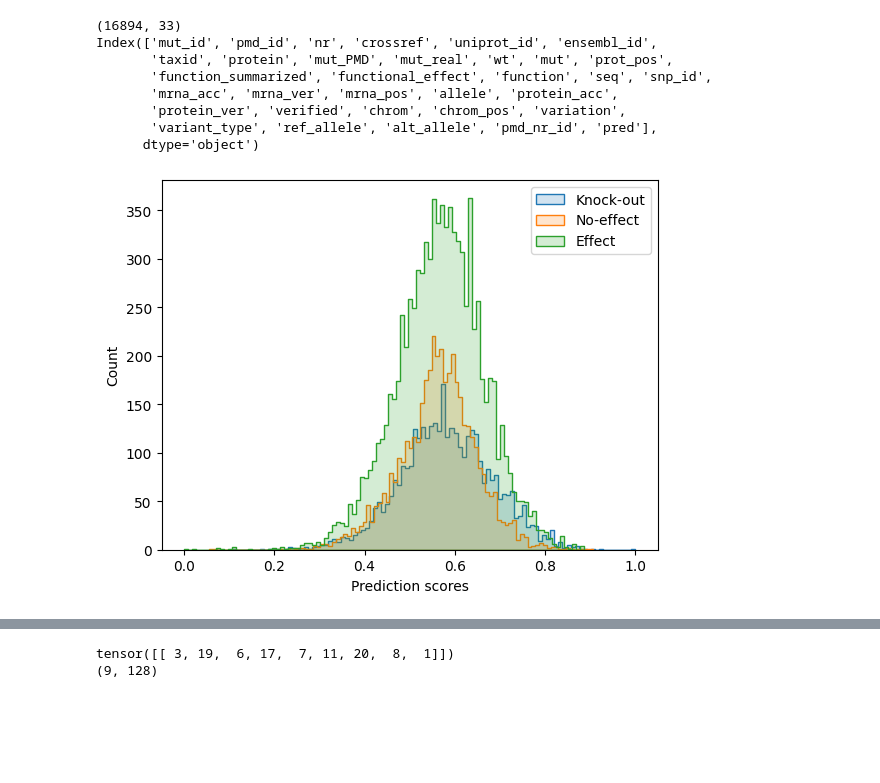
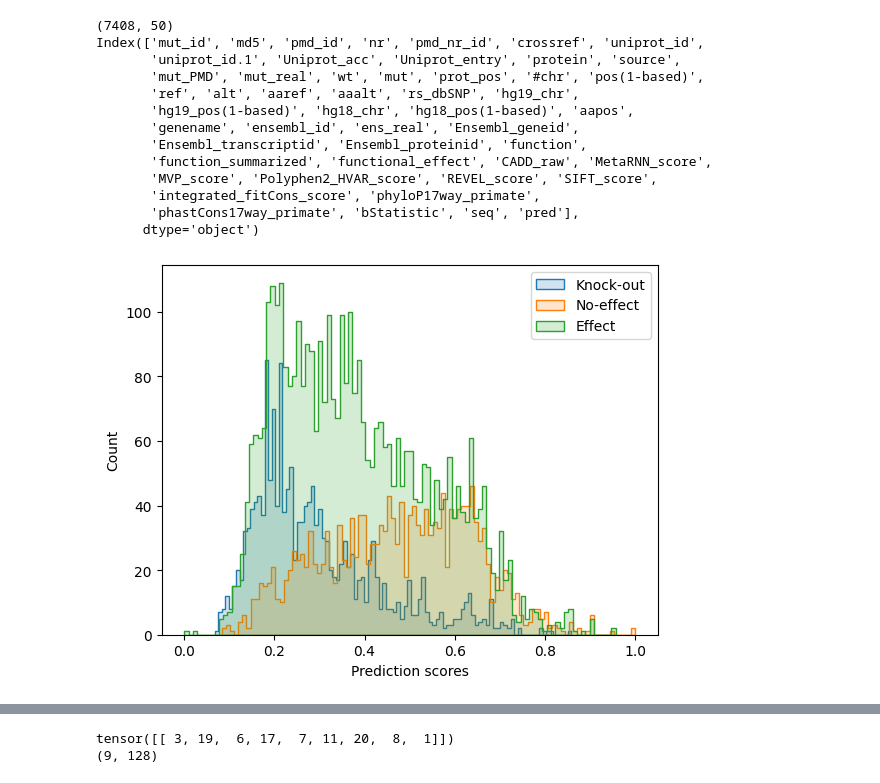
Before and after one commit to akabiraka/variant_effect_analysis, a Jupyter notebook: models/vespa_marquet/test_model.ipynb, the cells around one changed output, grey strips where cells are left out. Cells and saved outputs as stored; diff of their text form; code cells hidden in the pictures; blank space fills up the shorter version.

Commit message:
pmd data cleanup, vespa predictions on pmd working

```diff
--- a/models/vespa_marquet/test_model.ipynb
+++ b/models/vespa_marquet/test_model.ipynb
@@ -23,40 +21,45 @@ def plot_distribution(result_df, n_samples=None):
     no_effect = df[df["class"]=="No-effect"]
 
     if n_samples is not None:
         effect = effect.sample(n=n_samples)
         knock_out = knock_out.sample(n=n_samples)
         no_effect = no_effect.sample(n=n_samples)
 
     # print(effect.shape, knock_out.shape, no_effect.shape)
     bins = 100 # 20, 100, 500
 
     sns.histplot(knock_out["pred"], bins=bins, label=f"Knock-out", element="step", alpha=.2)
     sns.histplot(no_effect["pred"], bins=bins, label=f"No-effect", element="step", alpha=.2)
     sns.histplot(effect["pred"], bins=bins, label=f"Effect", element="step", alpha=.2)
     # sns.histplot(result_df, x="pred", y="class", element="step", hue="class", bins=bins, alpha=0.2)
 
     plt.legend()
     plt.xlabel("Prediction scores")
     plt.ylabel("Count")
     plt.show()
 
-result_df = pd.read_csv(home_dir+f"models/vespa_marquet/outputs/vespa/pmd/preds_vespa_mt.tsv", sep="\t")
-result_df = result_df[result_df["crossref"].apply(lambda x: True if "HUMAN" in x else False)] # number of human entries: 16996
+result_df = pd.read_csv(home_dir+f"models/vespa_marquet/outputs/vespa/pmd/preds_vespa_masked.tsv", sep="\t")
+# result_df = result_df[result_df["crossref"].apply(lambda x: True if "HUMAN" in x else False)] # number of human entries: 16996
 model_pred_col = "pred"
 result_df["pred"]=(result_df[model_pred_col]-result_df[model_pred_col].min())/(result_df[model_pred_col].max()-result_df[model_pred_col].min()) # scaling prediction scores between [0, 1]
 # result_df["pred"]=result_df[model_pred_col]
 print(result_df.shape)
 print(result_df.columns)
 result_df.rename(columns={"functional_effect": "class"}, inplace=True)
 result_df["class"].value_counts()
 plot_distribution(result_df, n_samples=None)
 # %% [output]
-(16894, 33)
-Index(['mut_id', 'pmd_id', 'nr', 'crossref', 'uniprot_id', 'ensembl_id',
-       'taxid', 'protein', 'mut_PMD', 'mut_real', 'wt', 'mut', 'prot_pos',
-       'function_summarized', 'functional_effect', 'function', 'seq', 'snp_id',
-       'mrna_acc', 'mrna_ver', 'mrna_pos', 'allele', 'protein_acc',
-       'protein_ver', 'verified', 'chrom', 'chrom_pos', 'variation',
-       'variant_type', 'ref_allele', 'alt_allele', 'pmd_nr_id', 'pred'],
+(7408, 50)
+Index(['mut_id', 'md5', 'pmd_id', 'nr', 'pmd_nr_id', 'crossref', 'uniprot_id',
+       'uniprot_id.1', 'Uniprot_acc', 'Uniprot_entry', 'protein', 'source',
+       'mut_PMD', 'mut_real', 'wt', 'mut', 'prot_pos', '#chr', 'pos(1-based)',
+       'ref', 'alt', 'aaref', 'aaalt', 'rs_dbSNP', 'hg19_chr',
+       'hg19_pos(1-based)', 'hg18_chr', 'hg18_pos(1-based)', 'aapos',
+       'genename', 'ensembl_id', 'ens_real', 'Ensembl_geneid',
+       'Ensembl_transcriptid', 'Ensembl_proteinid', 'function',
+       'function_summarized', 'functional_effect', 'CADD_raw', 'MetaRNN_score',
+       'MVP_score', 'Polyphen2_HVAR_score', 'REVEL_score', 'SIFT_score',
+       'integrated_fitCons_score', 'phyloP17way_primate',
+       'phastCons17way_primate', 'bStatistic', 'seq', 'pred'],
       dtype='object')
-[figure, old version]
+[figure, new version]
```
Also changed, not shown: parts of 4 cells of this notebook, 4 other files.
